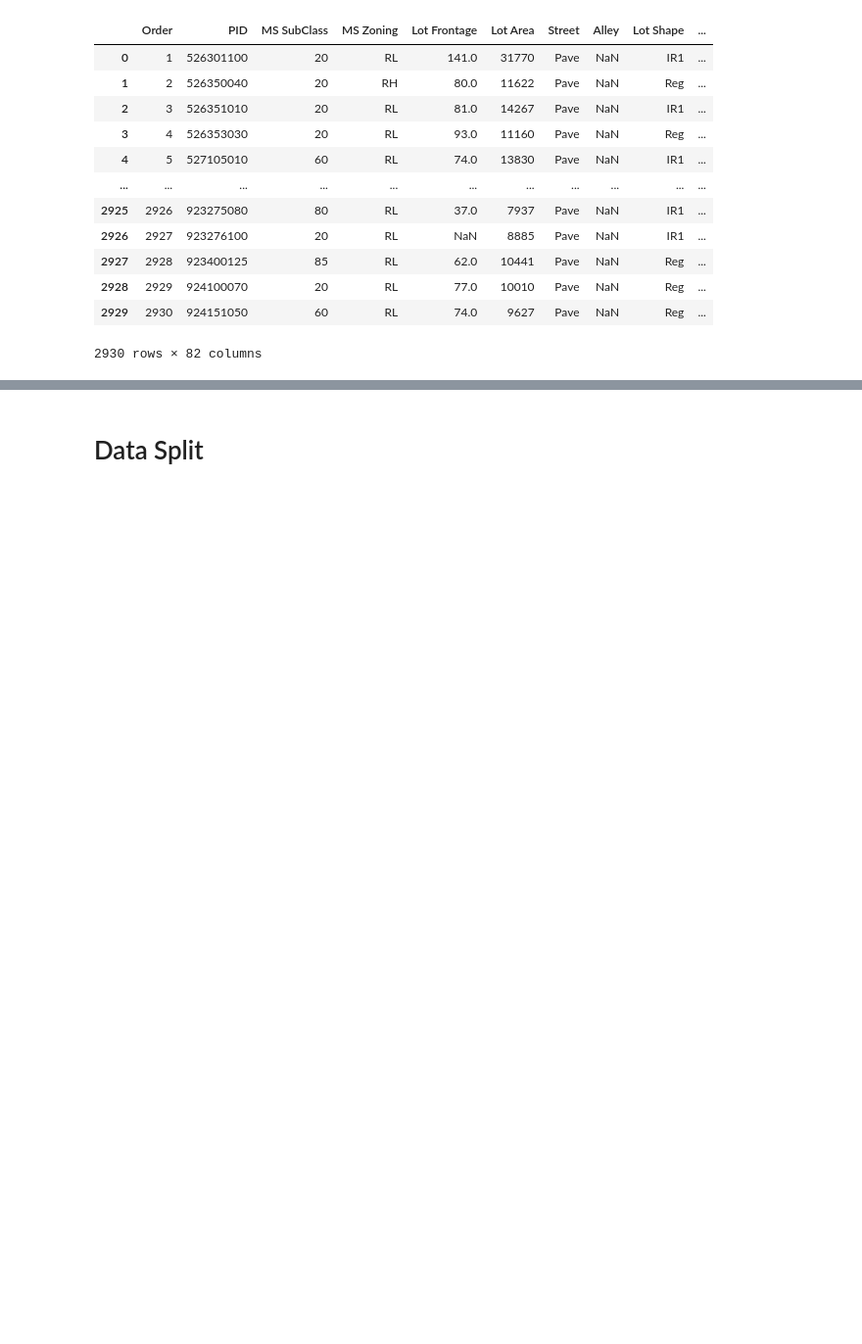
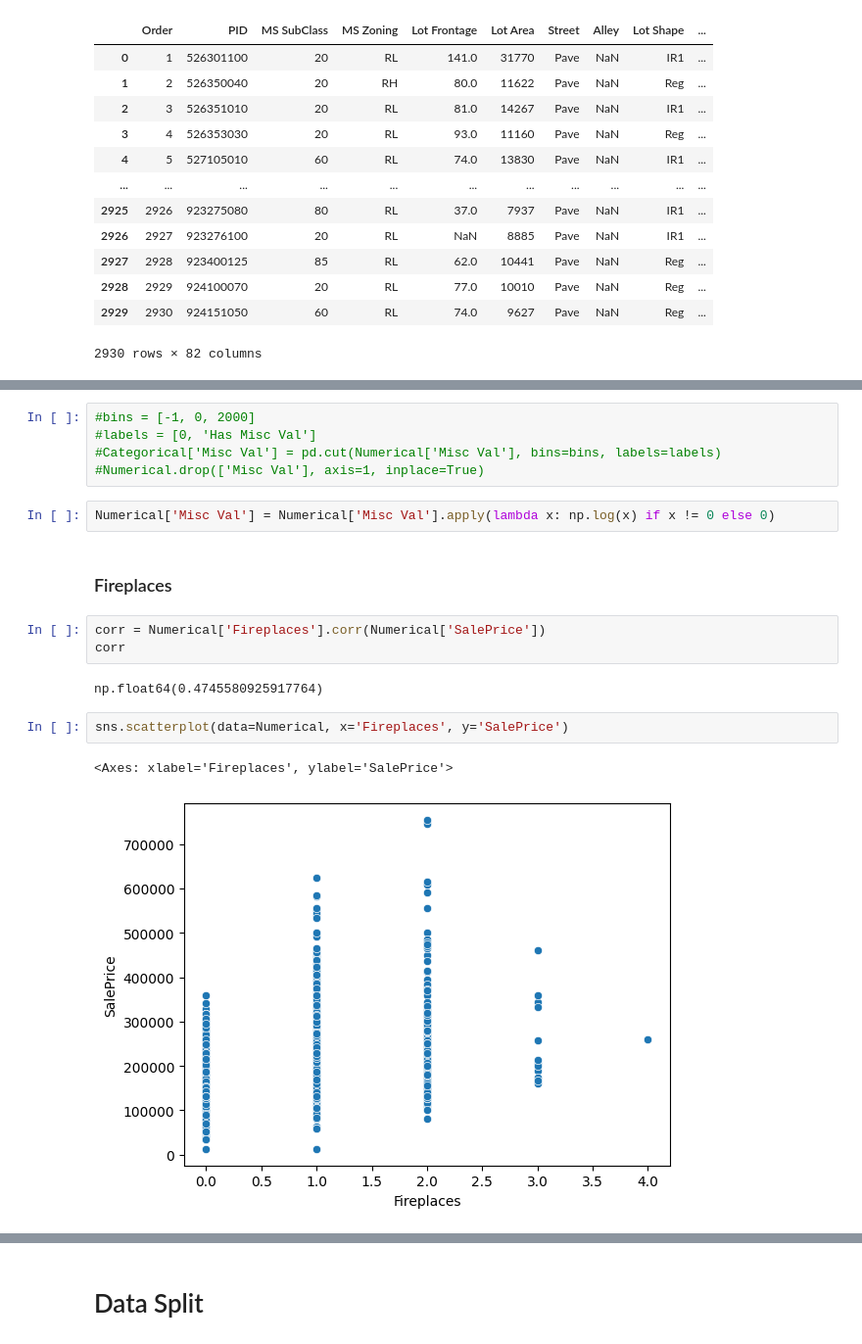
Before and after one commit to Cesaraville/Housing-Price-Predictor, a Jupyter notebook: Ames_Housing.ipynb, the cells around one changed output, grey strips where cells are left out. Shown at 98% size. Saved outputs shown, nothing was run; the diff lists cells and outputs as text; blank space fills up the shorter version.

```diff
--- a/Ames_Housing.ipynb
+++ b/Ames_Housing.ipynb
@@ -454,0 +303,19 @@ df['SalePrice'] = scaler.fit_transform(df[['SalePrice']].to_numpy().reshape(-1,
+# %%
+#bins = [-1, 0, 2000]
+#labels = [0, 'Has Misc Val']
+#Categorical['Misc Val'] = pd.cut(Numerical['Misc Val'], bins=bins, labels=labels)
+#Numerical.drop(['Misc Val'], axis=1, inplace=True)
+# %%
+Numerical['Misc Val'] = Numerical['Misc Val'].apply(lambda x: np.log(x) if x != 0 else 0)
+# %% [markdown]
+### Fireplaces
+# %%
+corr = Numerical['Fireplaces'].corr(Numerical['SalePrice'])
+corr
+# %% [output]
+np.float64(0.4745580925917764)
+# %%
+sns.scatterplot(data=Numerical, x='Fireplaces', y='SalePrice')
+# %% [output]
+<Axes: xlabel='Fireplaces', ylabel='SalePrice'>
+[figure, added]
```
Also changed, not shown: parts of 267 cells of this notebook.
